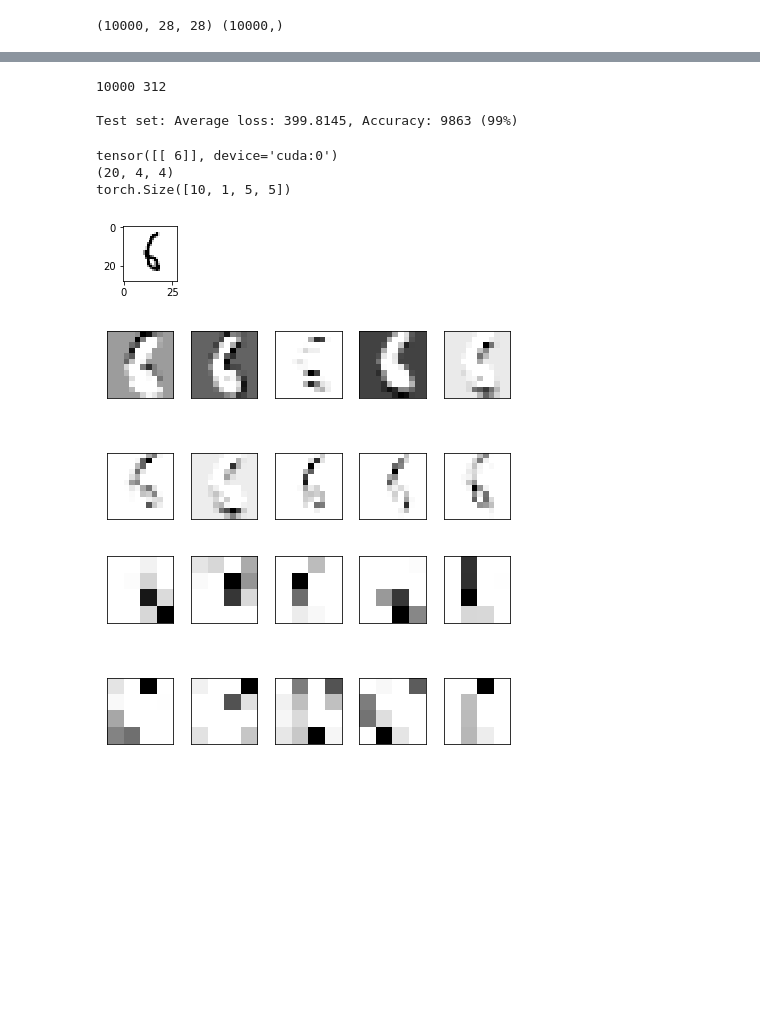
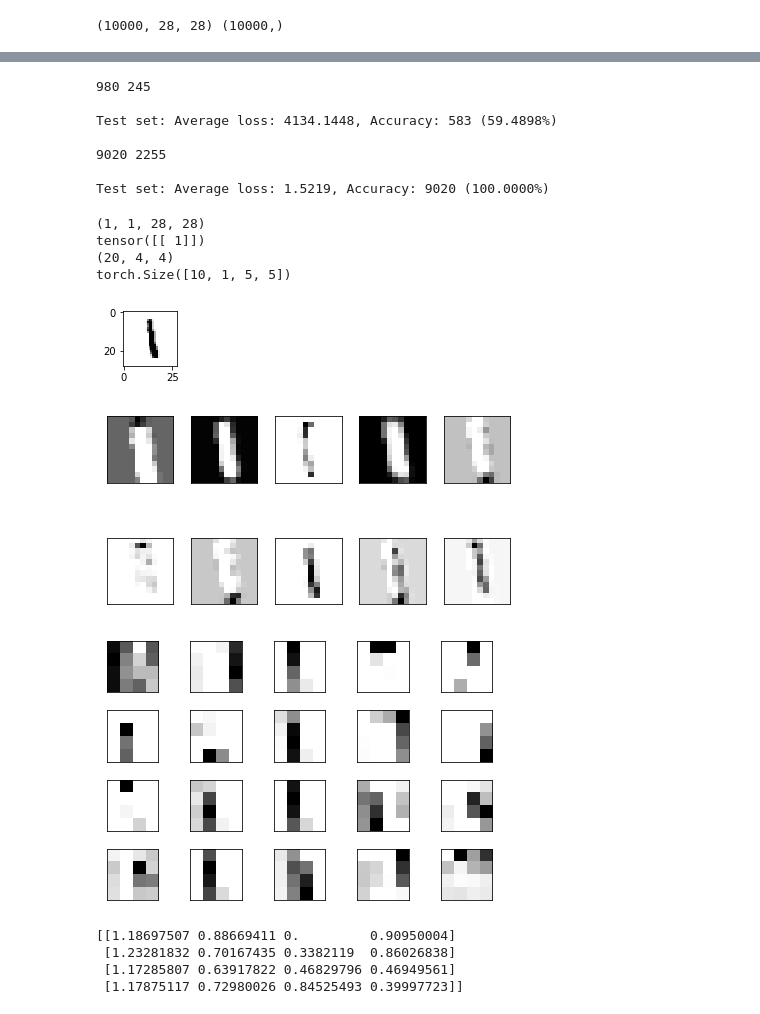
Before and after one commit to andrewhuman/mymnisttest, a Jupyter notebook: nagivate_clean.ipynb, the cells around one changed output, grey strips where cells are left out. Drawn from its saved outputs; the diff is of its cells as text; code cells hidden in the pictures; blank space fills up the shorter version.

```diff
--- a/nagivate_clean.ipynb
+++ b/nagivate_clean.ipynb
@@ -211,11 +225,11 @@ device = torch.device("cuda" if use_cuda else "cpu")
 net = Net().to(device)
 net.double()
 
-optimizer = optim.SGD(net.parameters(),lr=0.003,momentum=0.9,weight_decay=1e-4)
+optimizer = optim.SGD(net.parameters(),lr=0.003,momentum=0.9,weight_decay=3e-4)
 # %%
 net.train()
-for epoch in range(50):
-    datas = getnext(train_real,train_y,64)
+for epoch in range(10):
+    datas = get_nagivate_next(train_positive,train_nagivate)
     trainloss = 0
 
     for x,y in datas:
@@ -230,5 +244,5 @@ for epoch in range(50):
         optimizer.step()
 
     print('%d  loss: %.3f' % (epoch ,  trainloss))
-torch.save(net,'model_na.pkl')
+torch.save(net,'model_nagivate.pkl')
 # %% [output]
@@ -252,12 +269,14 @@ torch.save(net,'model_na.pkl')
 # %%
-net = torch.load('model_na.pkl')
+net = torch.load('model_nagivate.pkl')
 net.to(device)
 net.eval()
 test_loss = 0
 correct = 0
+correct = 0
+test_loss = 0
 
 with torch.no_grad():
-    test_datas = getnext(test_real,y_test,32)
+    test_datas = getnext(test_postitive,np.zeros(len(test_postitive)),4)
     for x ,y in test_datas:
         inputs, labels = Variable(torch.from_numpy(x)).to(device), Variable(torch.from_numpy(y).long()).to(device)
         output = net(inputs)
@@ -267,41 +286,68 @@ with torch.no_grad():
         correct += pred.eq(labels.view_as(pred)).sum().item()
 #         print(correct)
 
-test_loss
-print('\nTest set: Average loss: {:.4f}, Accuracy: {} ({:.0f}%)\n'.format(
-        test_loss, correct,100. * correct / 10000))
+print('\nTest set: Average loss: {:.4f}, Accuracy: {} ({:.4f}%)\n'.format(
+        test_loss, correct,100. * correct / len(test_postitive)))
+
+
+correct = 0
+test_loss = 0
+with torch.no_grad():
+    test_datas = getnext(test_nagivate,np.ones(len(test_nagivate)),4)
+    for x ,y in test_datas:
+        inputs, labels = Variable(torch.from_numpy(x)).to(device), Variable(torch.from_numpy(y).long()).to(device)
+        output = net(inputs)
+        test_loss += F.nll_loss(output, labels, size_average=False).item() # sum up batch loss
+        pred = output.max(1,keepdim=True)[1]
+#         print(pred)
+        correct += pred.eq(labels.view_as(pred)).sum().item()
+#         print(correct)
+
+print('\nTest set: Average loss: {:.4f}, Accuracy: {} ({:.4f}%)\n'.format(
+        test_loss, correct,100. * correct / len(test_nagivate)))
 # %% [output]
-10000 312
+980 245
 
-Test set: Average loss: 399.8145, Accuracy: 9863 (99%)
+Test set: Average loss: 4134.1448, Accuracy: 583 (59.4898%)
+
+9020 2255
+
+Test set: Average loss: 1.5219, Accuracy: 9020 (100.0000%)
 # %%
 net.eval()
 with torch.no_grad():
-    x ,y = train_real[55:56],train_y[55:56]
-    inputs, labels = Variable(torch.from_numpy(x)).to(device), Variable(torch.from_numpy(y).long()).to(device)
+    x = train_nagivate[5:6]
+    print(x.shape)
+    inputs = Variable(torch.from_numpy(x)).to(device)
     output = net(inputs)
     pred = output.max(1,keepdim=True)[1]
     print(pred)
     imgs_relu1 = np.squeeze(net.features['relu1'].cpu().numpy())
     imgs_relu3 = np.squeeze(net.features['relu3'].cpu().numpy())
 #     print(x.shape)
 
     print(imgs_relu3.shape)
 #     print(net.features['relu2'].size())
 #     print(net.features['relu3'].size())
 #     print(net.features['relu4'].size())
 #     print(net.features['flat'].size())
 #     print(imgs_relu1[9])
     print(net.conv1.weight.size())
     img_show(np.squeeze(x))
     imgs_show( imgs_relu1,2,5)
-    imgs_show( imgs_relu3,2,5)
+    imgs_show( imgs_relu3,4,5)
+
 #     imgs_show(np.squeeze(net.conv1.weight),2,5)
 #     imgs_show(np.squeeze(net.conv2.weight),2,5)
 # %% [output]
-tensor([[ 6]], device='cuda:0')
+(1, 1, 28, 28)
+tensor([[ 1]])
 (20, 4, 4)
 torch.Size([10, 1, 5, 5])
-[figure, old version]
+[figure, new version]
-[figure, old version]
+[figure, new version]
-[figure, old version]
+[figure, new version]
+[[1.18697507 0.88669411 0.         0.90950004]
+ [1.23281832 0.70167435 0.3382119  0.86026838]
+ [1.17285807 0.63917822 0.46829796 0.46949561]
+ [1.17875117 0.72980026 0.84525493 0.39997723]]
```
Also changed, not shown: parts of 15 cells of this notebook, 6 other files.
